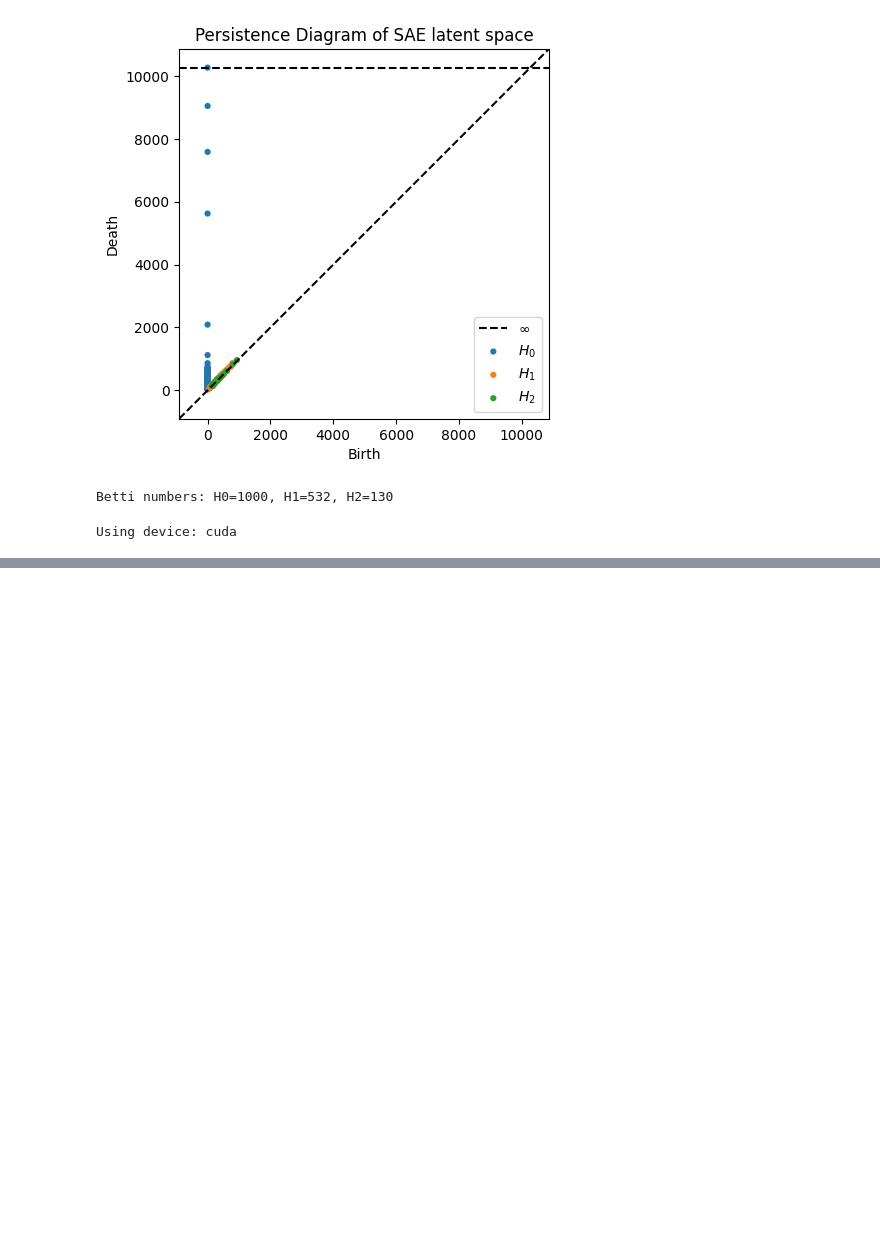
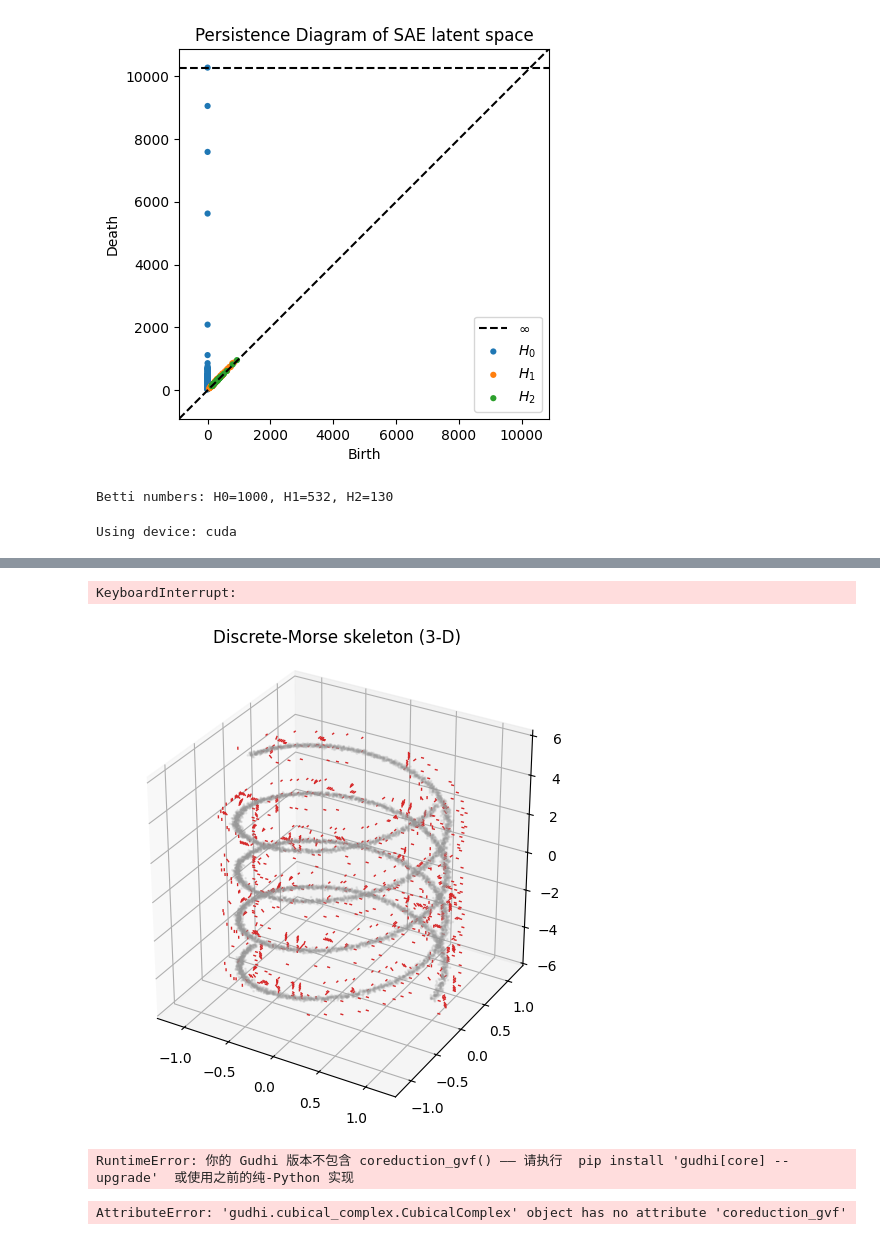
Before and after one commit to Kaf1018Zhang/Topo_Persp_Repr_SAE, a Jupyter notebook: test.ipynb, the cells around one changed output, grey strips where cells are left out. Cells and saved outputs as stored; diff of their text form; code cells hidden in the pictures; blank space fills up the shorter version.

```diff
--- a/test.ipynb
+++ b/test.ipynb
@@ -379,0 +426,10 @@ display(df_betti)
+# %%
+# ---------- 双螺旋点云 ----------
+np.random.seed(1)
+t  = np.linspace(-2*np.pi, 2*np.pi, 6000)
+r  = 1.0
+h  = 5.0 / (2*np.pi)           # 每圈爬升
+x1, y1, z1 = r*np.cos(t),  r*np.sin(t),  h*t
+x2, y2, z2 = r*np.cos(t+np.pi), r*np.sin(t+np.pi), h*t
+pts = np.vstack([np.c_[x1,y1,z1], np.c_[x2,y2,z2]])
+pts += np.random.randn(*pts.shape)*0.02            # 轻微噪声
@@ -379,0 +446,36 @@ display(df_betti)
+# %%
+
+from dm_full import discrete_morse_graph, visualize_graph3d
+
+G   = discrete_morse_graph(pts,
+                           grid_res=512,
+                           sigma=5,
+                           visualize=False)
+# %% [output]
+KeyboardInterrupt:
+# %%
+import matplotlib.pyplot as plt
+visualize_graph3d(G, pts)
+plt.show()
+# %% [output]
+[figure, added]
+# %%
+import numpy as np
+from dm_yw import yw_morse_skeleton
+from dm_full import visualize_graph3d   # 之前的可视化
+
+# 双螺旋 2×1000 点
+theta = np.linspace(0, 6*np.pi, 2000)
+x, y = np.cos(theta), np.sin(theta)
+z = np.linspace(-6, 6, 2000)
+pts = np.c_[x, y, z] + 0.02 * np.random.randn(2000, 3)
+
+G = yw_morse_skeleton(pts,
+                      grid_res=128,
+                      sigma=1.5,
+                      eps_cancel=0.03)
+
+fig = visualize_graph3d(G, pts, s=4, lw=1.2)
+fig.figure.show()
+# %% [output]
+RuntimeError: 你的 Gudhi 版本不包含 coreduction_gvf() —— 请执行  pip install 'gudhi[core] --upgrade'  或使用之前的纯-Python 实现
@@ -379,0 +485,7 @@ display(df_betti)
+# %%
+from gudhi import CubicalComplex
+cub = CubicalComplex(top_dimensional_cells=[0, 1, 2, 3])
+gvf = cub.coreduction_gvf()
+print(type(gvf))
+# %% [output]
+AttributeError: 'gudhi.cubical_complex.CubicalComplex' object has no attribute 'coreduction_gvf'
```
Also changed, not shown: parts of 9 cells of this notebook, 5 other files.
